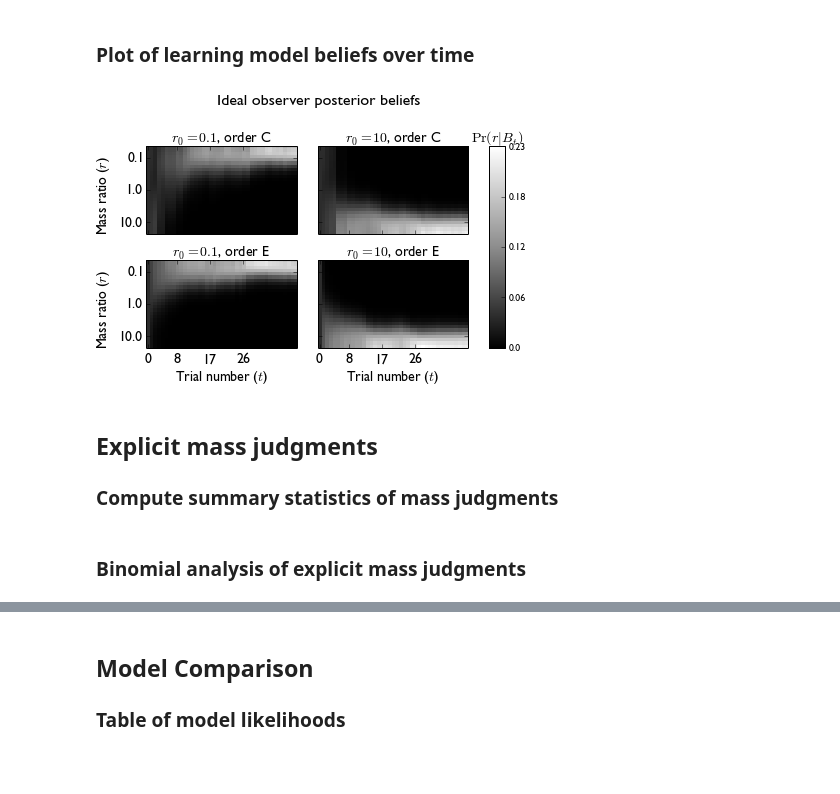
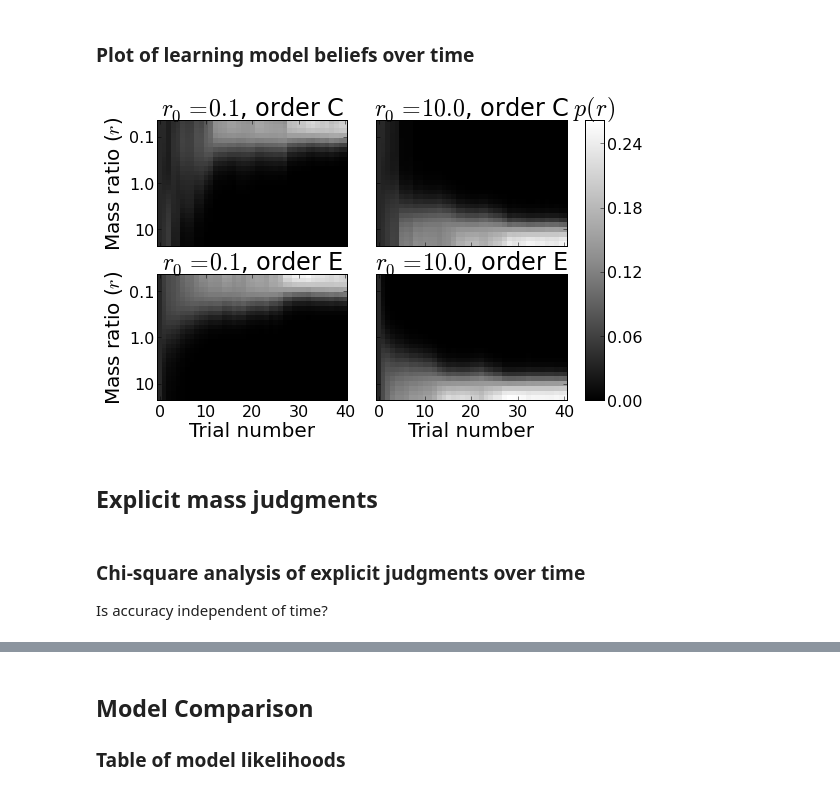
Before and after one commit to berkeley-cocosci/mass-inference, a Jupyter notebook: analysis/analyze-stability-learning.ipynb, the cells around one changed output, grey strips where cells are left out. Saved outputs shown, nothing was run; the diff lists cells and outputs as text; code cells hidden in the pictures; blank space fills up the shorter version.

Commit message:
Update stability learning analysis

```diff
--- a/analysis/analyze-stability-learning.ipynb
+++ b/analysis/analyze-stability-learning.ipynb
@@ -105,0 +135,3 @@ plot_ticks = [ratios.index(r) for r in plot_ratios]
+# %%
+# load the simulation data package
+model_dp = load(DATAPATH.joinpath("model/mass_learning_fall"))
@@ -171,19 +228,26 @@ at.savefig("images/likelihood_smoothing", close=False, ext=['png', 'pdf', 'svg']
 # %% [markdown]
 ### Plot of learning model beliefs over time
-# %%
-beliefs = {}
-for cond in conds:
-    if cond not in model_belief:
-	continue
-    obstype, group, fbtype, ratio, cb = at.parse_condition(cond)
-    if obstype == "M" and fbtype not in ("vfb", "nfb"):
-	beliefs[cond] = model_belief[cond]
-
-cmap = at.make_cmap("lh", (0, 0, 0), (.55, .55, .55), (1, 1, 1))
-at.plot_belief(2, 2, 2, beliefs, kappas, cmap, cond_labels)
-at.savefig("images/ideal_observer_beliefs", close=False, ext=['png', 'pdf', 'svg'])
-# %% [output]
-[figure, removed]
+# %%
+def plot_belief(arr, ax, max_belief):
+    belief = np.exp(arr.pivot('kappa', 'trial', 'log_p'))
+    cmap = at.make_cmap("lh", (0, 0, 0), (.55, .55, .55), (1, 1, 1))
+    im = ax.imshow(
+	belief, cmap=cmap,
+	interpolation='nearest',
+	vmin=0, vmax=max_belief)
+    order, fbtype, ratio = arr.name
+    ax.set_title(r"$r_0=%s$, order %s" % (ratio, order))
+    return im
+# %%
+fb_belief = mbelief.groupby('feedback').get_group('fb')
+max_belief = np.exp(fb_belief['log_p']).max()
+fig, grid = plots.belief_before(fb_belief)
+for ax, (name, group) in izip(grid, fb_belief.groupby(CONDITION)):
+    group.name = name
+    im = plot_belief(group, ax, max_belief)
+plots.belief_after(fig, grid, im)
+savefig("images/ideal_observer_beliefs", close=False, ext=['png', 'pdf', 'svg'])
+# %% [output]
+[figure, added]
 # %% [markdown]
 ## Explicit mass judgments
-### Compute summary statistics of mass judgments
@@ -200,2 +266,4 @@ emj_stats = at.CI(emjs, conds)
 # %% [markdown]
-### Binomial analysis of explicit mass judgments
+### Chi-square analysis of explicit judgments over time
+
+Is accuracy independent of time?
```
Also changed, not shown: parts of 65 cells of this notebook, 3 other files.
